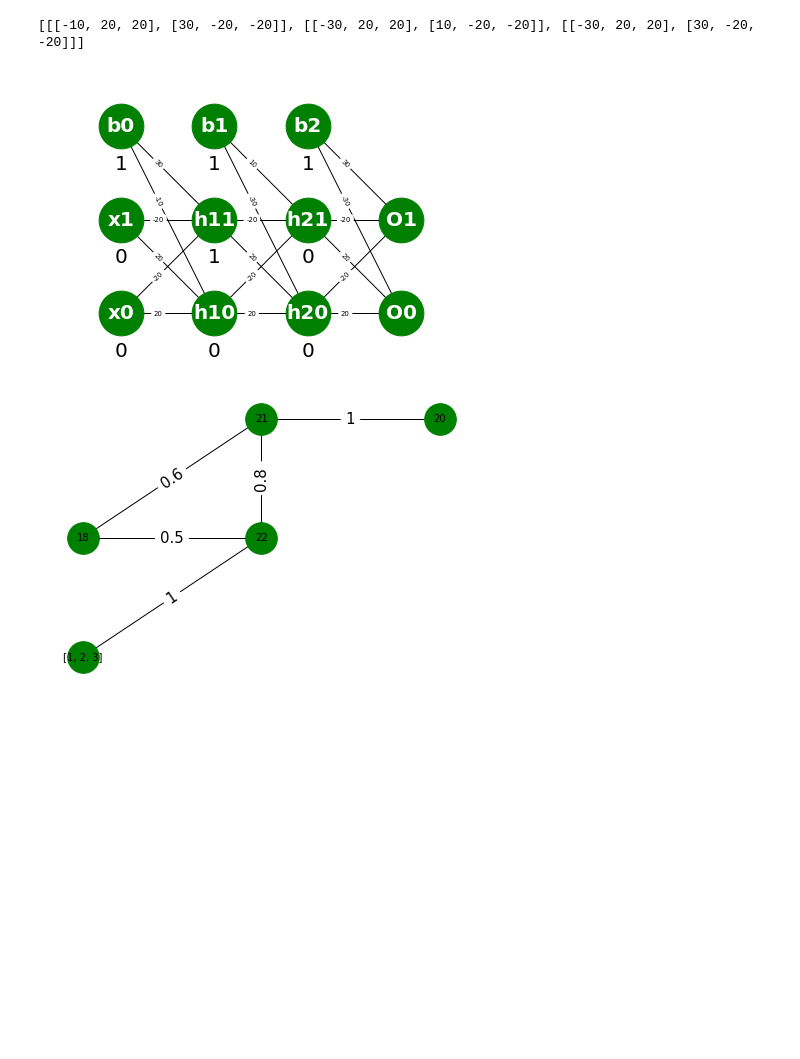
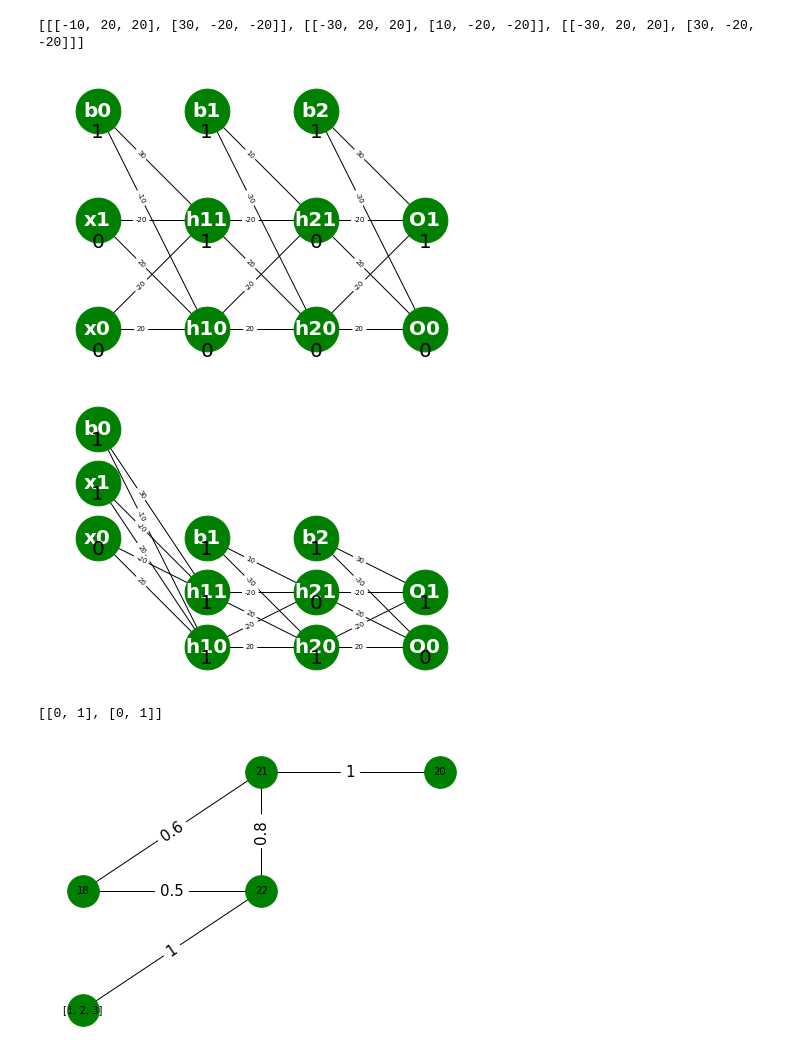
Before and after one commit to Fikri-IF/TUBES-ML, a Jupyter notebook: tubes-A.ipynb, the cells around one changed output. Saved outputs shown, nothing was run; the diff lists cells and outputs as text; code cells hidden in the pictures; blank space fills up the shorter version.

```diff
--- a/tubes-A.ipynb
+++ b/tubes-A.ipynb
@@ -56,15 +56,36 @@ def ffnn(inputLayer,hiddenLayer,outputLayer):
     datas = inputLayer["data"]
     layer = len(hiddenNeuron) + 1
 
-    for i in range(len(datas[0])):
-        G.add_node("x"+str(i),pos=(0,il_pos_y),data= datas[0][i])
-        il_pos_y += 1
-    G.add_node("b0",pos=(0,il_pos_y),data= 1)
 
     result = []
 
     for data in (datas):
+        for i in range(len(data)):
+            G.add_node("x"+str(i),pos=(0,il_pos_y),data= data[i])
+            il_pos_y += 1
+        G.add_node("b0",pos=(0,il_pos_y),data= 1)
         x = ffnnLogic(data,listOfNeuron,layer,0)
+        nx.draw(G,pos = nx.get_node_attributes(G,'pos'),with_labels= True ,
+                font_weight='bold', node_color='green', node_size=2000, font_size=20
+                ,font_family='sans-serif', font_color='white')
+
+        nx.draw_networkx_edge_labels(G ,pos=nx.get_node_attributes(G, 'pos'),
+                                    font_size=7, font_color='black', font_family='sans-serif',
+                                    edge_labels = nx.get_edge_attributes(G,'weight'),
+                                    label_pos = 0.6)
+
+        pos = nx.get_node_attributes(G, 'pos')
+        pos_modified = { k:[v[0],v[1]-0.2] for k,v in pos.items()}
+
+        nx.draw_networkx_labels(G, pos=pos_modified,
+                                labels=nx.get_node_attributes(G, 'data'),
+                                font_size=20, font_color='black', font_family='sans-serif')
+        plt.margins(0.1)
+        plt.show()
+        G.clear()
+
+        il_pos_y = 0
+
         result.append(x)
 
     return result
@@ -78,53 +99,36 @@ def ffnnLogic(data,neuron,layer,n):
         #draw layer
         if(n<layer-1):
             for i in range(len(newData)):
                 G.add_node("h"+str(n+1)+str(i),pos=(n+1,i),data = newData[i])
                 if(n==0):
                     for j in range(len(data)):
                         G.add_edge("x"+str(j),"h"+str(n+1)+str(i),weight = neuron[n][i][j+1])
                     G.add_edge("b0","h"+str(n+1)+str(i),weight = neuron[n][i][0])
                 else:
                     for j in range(len(data)):
                         G.add_edge("h"+str(n)+str(j),"h"+str(n+1)+str(i),weight = neuron[n][i][j+1])
                     G.add_edge("b"+str(n),"h"+str(n+1)+str(i),weight = neuron[n][i][0])
 
 
             G.add_node("b"+str(n+1),pos=(n+1,len(newData)),data = 1)
         else:
             for i in range(len(newData)):
                 G.add_node("O"+str(i),pos=(n+1,i),data = newData[i])
                 for j in range(len(data)):
                     G.add_edge("h"+str(n)+str(j),"O"+str(i), weight = neuron[n][i][j+1])
                 G.add_edge("b"+str(n),"O"+str(i), weight = neuron[n][i][0])
 
         return ffnnLogic(newData, neuron, layer, n+1)
 
 
 G= nx.Graph()
 
 ffnn(inputLayer,hiddenLayer,outputLayer)
-nx.draw(G,pos = nx.get_node_attributes(G,'pos'),with_labels= True ,
-         font_weight='bold', node_color='green', node_size=2000, font_size=20
-        ,font_family='sans-serif', font_color='white')
-
-nx.draw_networkx_edge_labels(G ,pos=nx.get_node_attributes(G, 'pos'),
-                              font_size=7, font_color='black', font_family='sans-serif',
-                              edge_labels = nx.get_edge_attributes(G,'weight'),
-                              label_pos = 0.6)
-
-
-pos = nx.get_node_attributes(G, 'pos')
-pos_modified = { k:[v[0],v[1]-0.4] for k,v in pos.items()}
-
-nx.draw_networkx_labels(G, pos=pos_modified,
-                        labels=nx.get_node_attributes(G, 'data'),
-                        font_size=20, font_color='black', font_family='sans-serif')
-
-
-plt.margins(0.2)
 # %% [output]
 [[[-10, 20, 20], [30, -20, -20]], [[-30, 20, 20], [10, -20, -20]], [[-30, 20, 20], [30, -20, -20]]]
-[figure, old version]
+[figure, new version]
+[figure, added]
+[[0, 1], [0, 1]]
 # %%
 G = nx.Graph()
 
```
Also changed, not shown: 1 other file.
